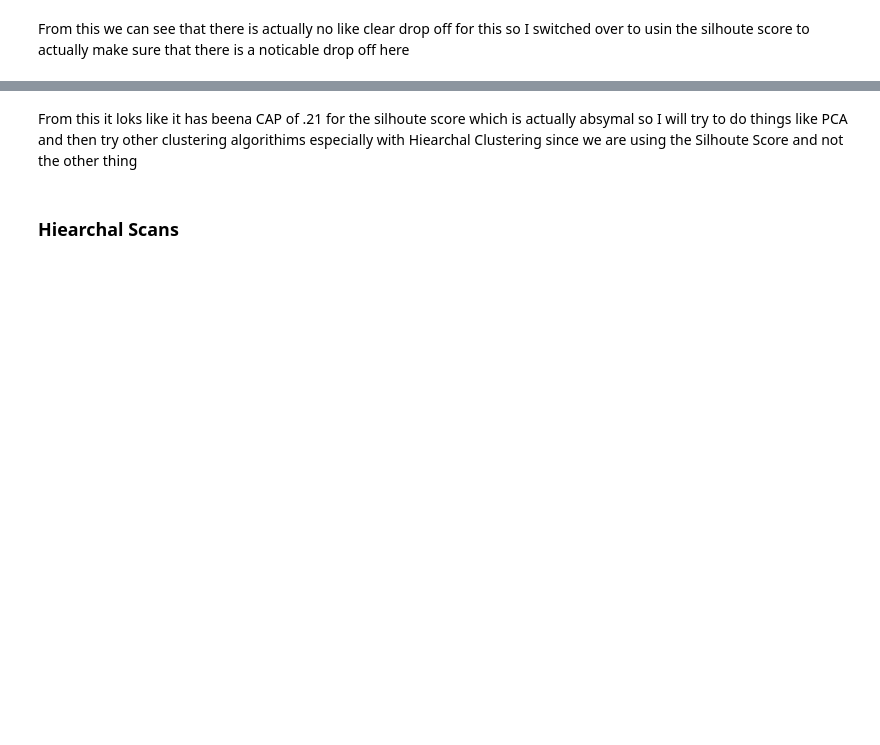
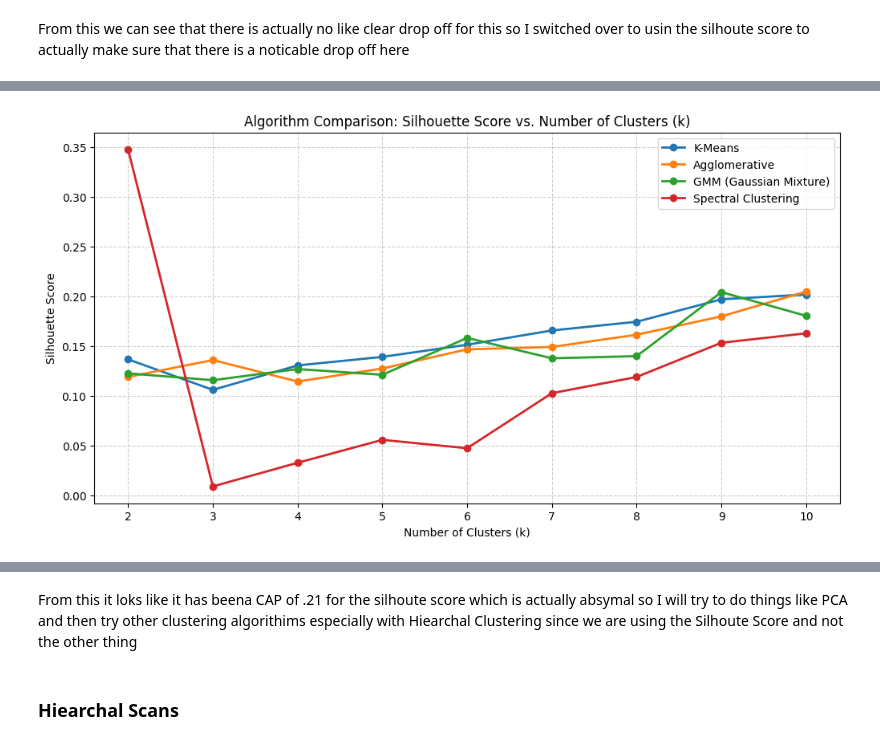
Before and after one commit to Doggo21345/Xbox-ELT-pipeline, a Jupyter notebook: ML/Notebooks/EDA.ipynb, the cells around one changed output, grey strips where cells are left out. Drawn from its saved outputs; the diff is of its cells as text; code cells hidden in the pictures; blank space fills up the shorter version.

```diff
--- a/ML/Notebooks/EDA.ipynb
+++ b/ML/Notebooks/EDA.ipynb
@@ -790,0 +790,57 @@ plt.show()
+# %%
+import matplotlib.pyplot as plt
+import pandas as pd
+import numpy as np
+from sklearn.cluster import KMeans, AgglomerativeClustering, SpectralClustering
+from sklearn.mixture import GaussianMixture
+from sklearn.metrics import silhouette_score
+from sklearn.preprocessing import StandardScaler
+
+# 1. Prepare your Raw Data (Ensure it's scaled for a fair comparison)
+# Even if we don't use PCA, scaling is mandatory for distance-based models
+scaler = StandardScaler()
+X_scaled = scaler.fit_transform(X_final) # Or your raw training set
+
+k_range = range(2, 11)
+results = {
+    'K-Means': [],
+    'Agglomerative': [],
+    'GMM (Gaussian Mixture)': [],
+    'Spectral Clustering': []
+}
+
+for k in k_range:
+    # --- K-Means ---
+    km = KMeans(n_clusters=k, random_state=42, n_init=10)
+    labels_km = km.fit_predict(X_scaled)
+    results['K-Means'].append(silhouette_score(X_scaled, labels_km))
+
+    # --- Agglomerative (Hierarchical) ---
+    agg = AgglomerativeClustering(n_clusters=k)
+    labels_agg = agg.fit_predict(X_scaled)
+    results['Agglomerative'].append(silhouette_score(X_scaled, labels_agg))
+
+    # --- GMM (Soft Clustering) ---
+    gmm = GaussianMixture(n_components=k, random_state=42)
+    labels_gmm = gmm.fit_predict(X_scaled)
+    results['GMM (Gaussian Mixture)'].append(silhouette_score(X_scaled, labels_gmm))
+
+    # --- Spectral Clustering ---
+    # This uses a Nearest Neighbors graph (likely what you meant by KNN clustering)
+    spec = SpectralClustering(n_clusters=k, affinity='nearest_neighbors', random_state=42)
+    labels_spec = spec.fit_predict(X_scaled)
+    results['Spectral Clustering'].append(silhouette_score(X_scaled, labels_spec))
+
+# 2. Plotting the Comparison
+plt.figure(figsize=(12, 6))
+for algo, scores in results.items():
+    plt.plot(k_range, scores, marker='o', label=algo, linewidth=2)
+
+plt.title('Algorithm Comparison: Silhouette Score vs. Number of Clusters (k)')
+plt.xlabel('Number of Clusters (k)')
+plt.ylabel('Silhouette Score')
+plt.legend()
+plt.grid(True, linestyle='--', alpha=0.6)
+plt.show()
+# %% [output]
+[figure, added]
```
Also changed, not shown: parts of 16 cells of this notebook.
